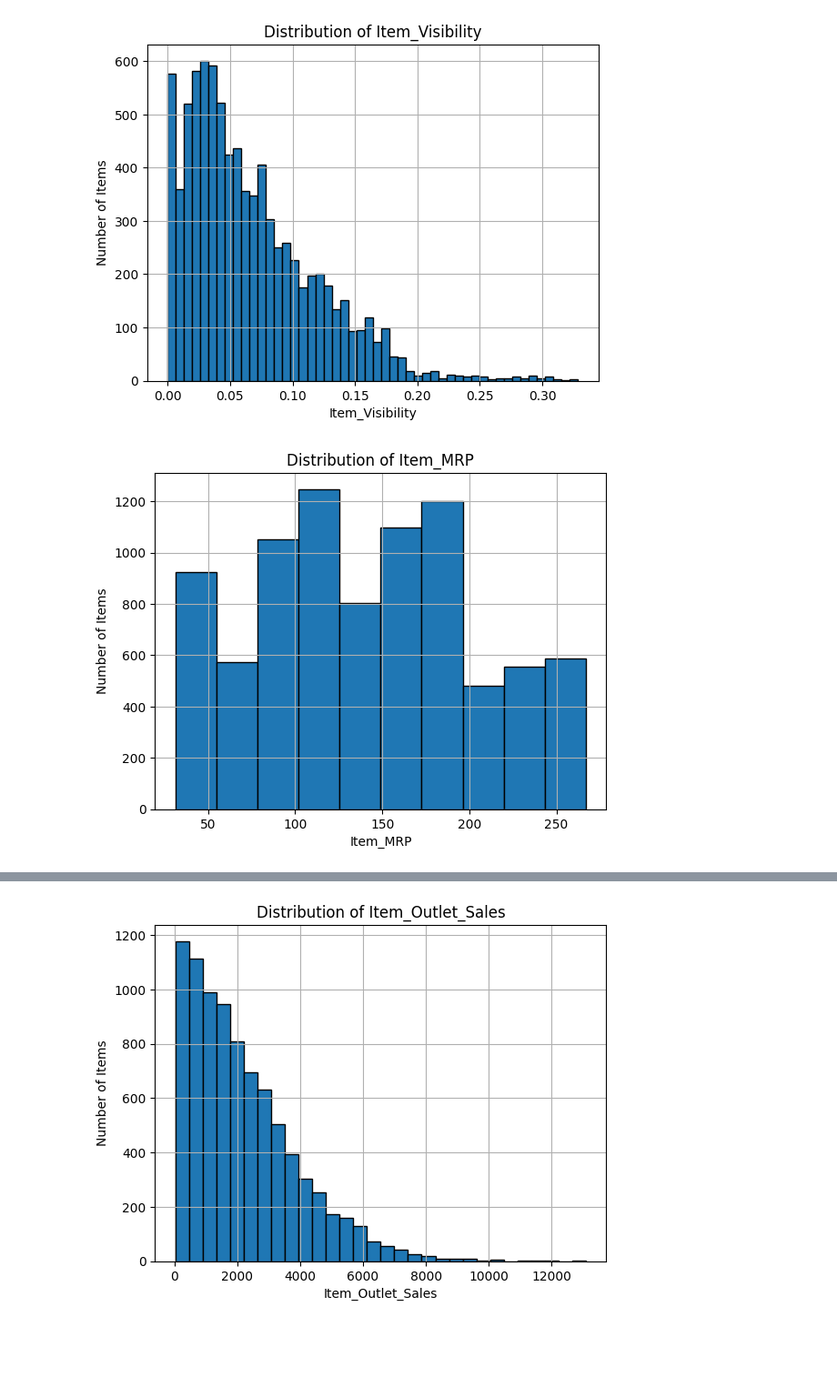
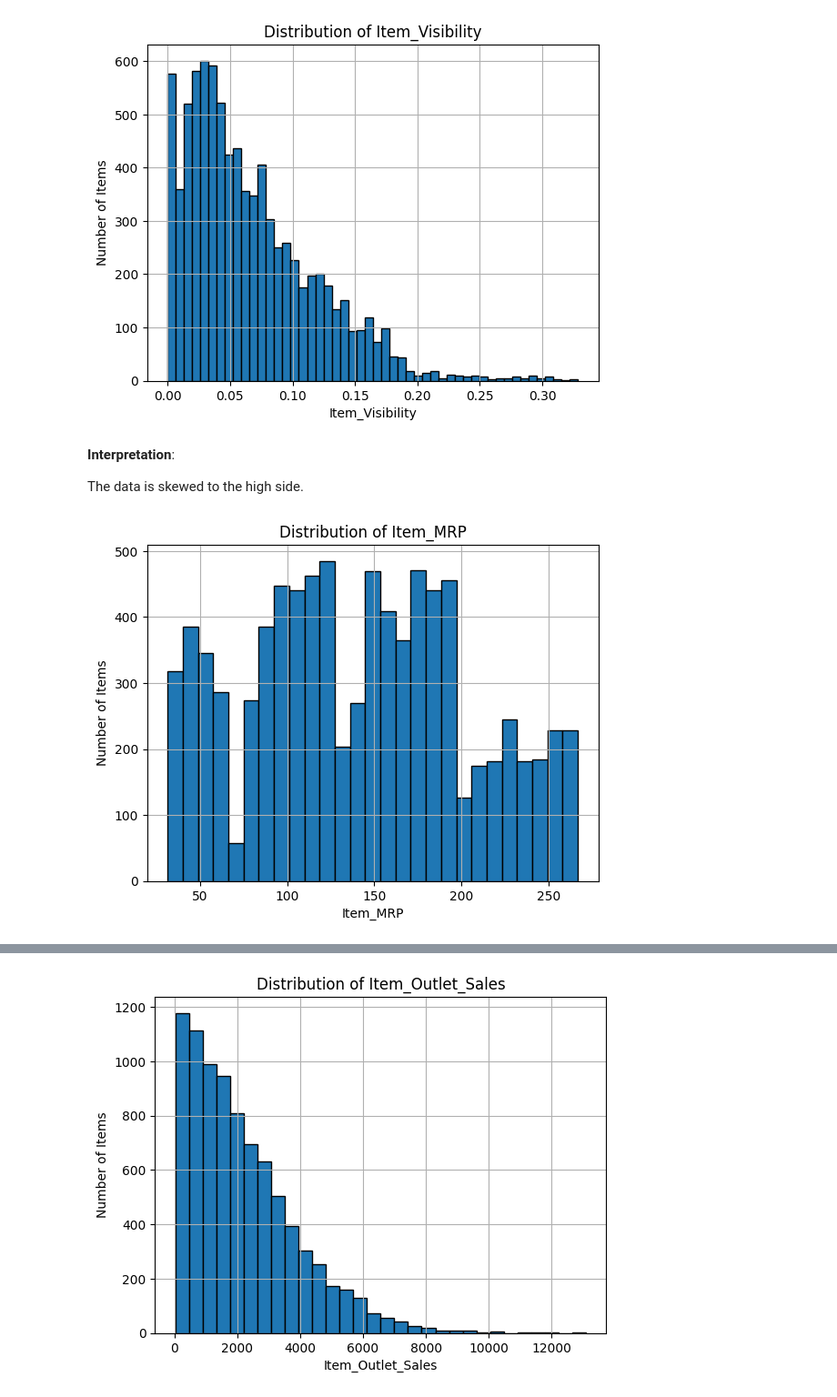
Before and after one commit to ericakitano/Prediction-of-Product-Sales, a Jupyter notebook: Prediction_of_Product_Sales.ipynb, the cells around one changed output, grey strips where cells are left out. Shown at 91% size. Cells and saved outputs as stored; diff of their text form; code cells hidden in the pictures; blank space fills up the shorter version.

```diff
--- a/Prediction_of_Product_Sales.ipynb
+++ b/Prediction_of_Product_Sales.ipynb
@@ -247,11 +300,15 @@ ax.set_xlabel('Item_Visibility')
 ax.set_ylabel('Number of Items');
 # %% [output]
 [figure]
+# %% [markdown]
+**Interpretation**:
+
+The data is skewed to the high side.
 # %%
 #Distribution of Item_MRP
-ax = df['Item_MRP'].hist(bins = 10, edgecolor = 'black')
+ax = df['Item_MRP'].hist(bins = 'auto', edgecolor = 'black')
 ax.set_title('Distribution of Item_MRP')
 ax.set_xlabel('Item_MRP')
 ax.set_ylabel('Number of Items');
 # %% [output]
-[figure, old version]
+[figure, new version]
```
Also changed, not shown: parts of 44 cells of this notebook.
